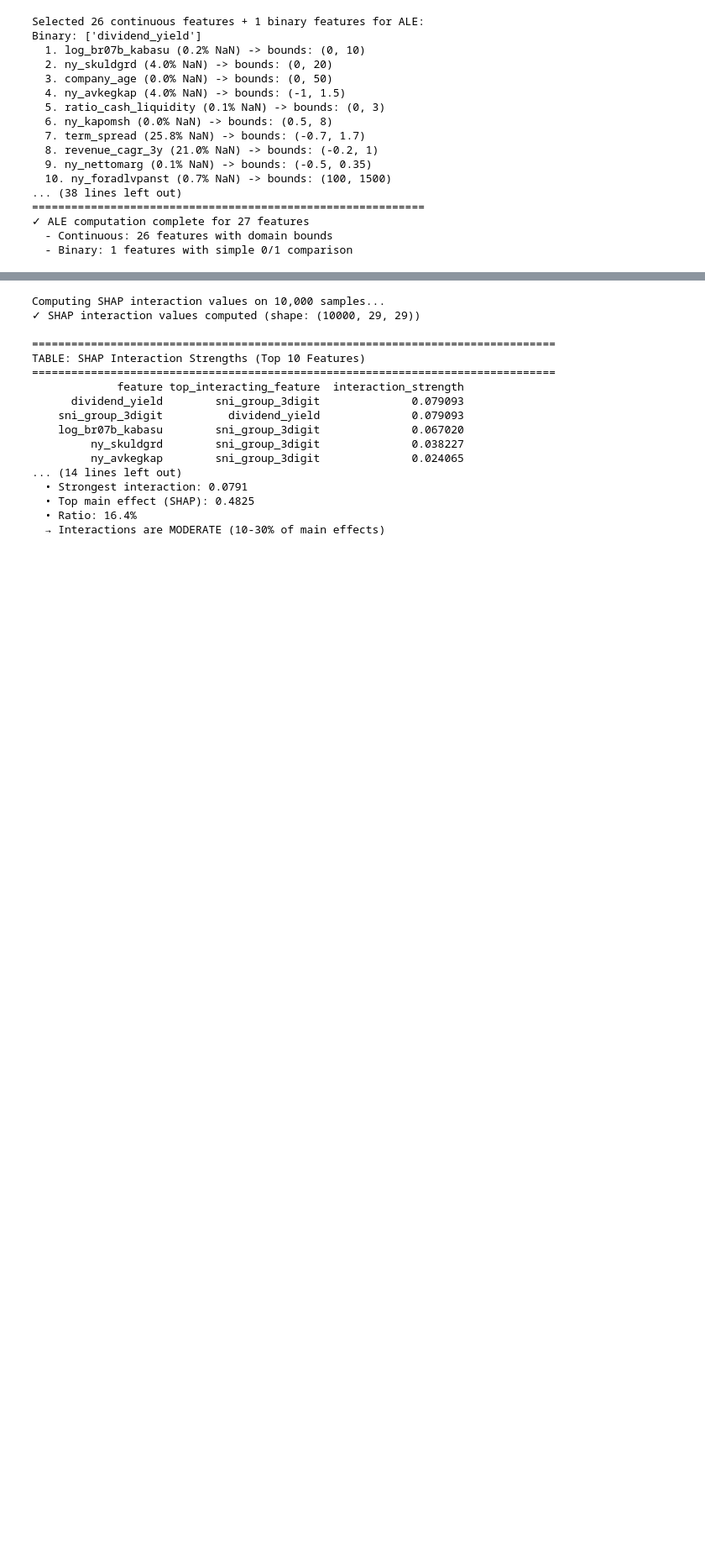
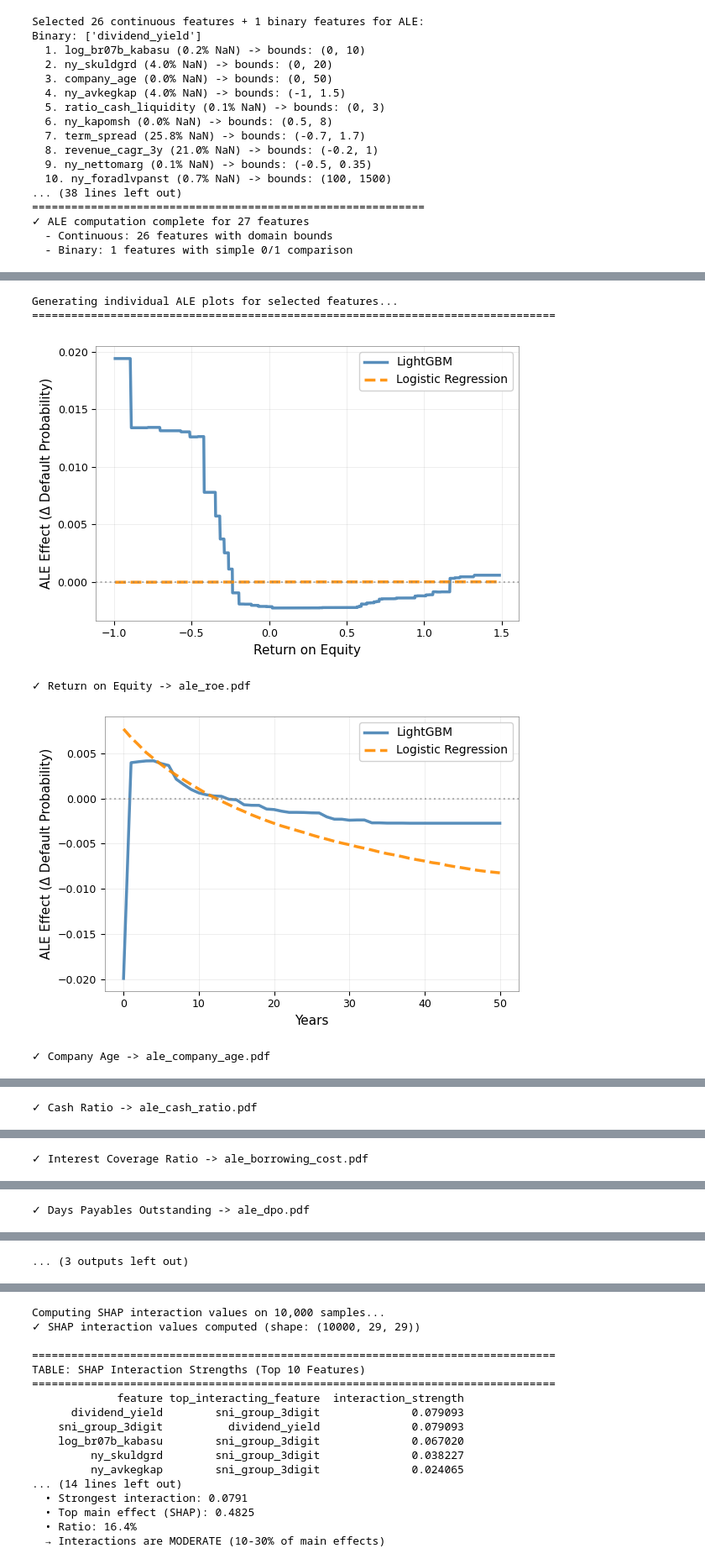
Before and after one commit to vilhelm-k/credit-risk-xai-thesis, a Jupyter notebook: notebooks/05a_xai_global.ipynb, the cells around one changed output, grey strips where cells are left out. Shown at 84% size. Cells and saved outputs as stored; diff of their text form; code cells hidden in the pictures; blank space fills up the shorter version.

```diff
--- a/notebooks/05a_xai_global.ipynb
+++ b/notebooks/05a_xai_global.ipynb
@@ -1357,16 +1360,18 @@ SELECTED_ALE_FEATURES = {
     'ny_rs': 'ale_borrowing_cost.pdf',       # Interest Rate on Debt (borrowing cost)
     'dpo_days': 'ale_dpo.pdf',               # Days Payables Outstanding
     'ny_solid_yoy_diff': 'ale_equity_ratio_yoy.pdf',  # Equity Ratio YoY Change
+    'ny_nettomarg': 'ale_net_profit_margin.pdf'
 }
 
 # X-axis labels for each feature (units)
 FEATURE_X_LABELS = {
-    'ny_avkegkap': 'Return on Equity (%)',
+    'ny_avkegkap': 'Return on Equity',
     'company_age': 'Years',
     'ratio_cash_liquidity': 'Cash Ratio',
     'ny_rs': 'Interest Rate on Debt (%)',
     'dpo_days': 'Days',
     'ny_solid_yoy_diff': 'Equity Ratio Change (pp)',
+    'ny_nettomarg': 'Net Profit Margin'
 }
 
 print("Generating individual ALE plots for selected features...")
@@ -1414,30 +1419,37 @@ for feature, filename in SELECTED_ALE_FEATURES.items():
         if has_lgbm:
             all_x.extend(data['lgbm']['grid'])
         if has_logit:
             all_x.extend(data['logit']['grid'])
         if len(all_x) > 0:
             all_x = np.array(all_x)
             x_padding = (all_x.max() - all_x.min()) * 0.05
             ax.set_xlim(all_x.min() - x_padding, all_x.max() + x_padding)
 
     # Formatting
     ax.set_xlabel(x_label, fontsize=11)
     ax.set_ylabel('ALE Effect (Δ Default Probability)', fontsize=11)
 
     ax.legend(loc='best', fontsize=10, framealpha=0.9)
     ax.grid(alpha=0.3, linestyle='-', linewidth=0.5)
     ax.tick_params(labelsize=9)
 
     # Spine styling
     for spine in ax.spines.values():
         spine.set_linewidth(0.5)
         spine.set_color('gray')
 
     plt.tight_layout()
     fig.savefig(FIGURES_DIR / filename, format='pdf', bbox_inches='tight', pad_inches=0.02)
     plt.show()
 
     print(f"✓ {display_name} -> {filename}")
 
 print("=" * 80)
 print(f"Individual ALE plots saved to: {FIGURES_DIR}")
+# %% [output]
+Generating individual ALE plots for selected features...
+================================================================================
+[figure, added]
+✓ Return on Equity -> ale_roe.pdf
+[figure, added]
+✓ Company Age -> ale_company_age.pdf
@@ -1443,0 +1457 @@ print(f"Individual ALE plots saved to: {FIGURES_DIR}")
+✓ Cash Ratio -> ale_cash_ratio.pdf
@@ -1443,0 +1459 @@ print(f"Individual ALE plots saved to: {FIGURES_DIR}")
+✓ Interest Coverage Ratio -> ale_borrowing_cost.pdf
@@ -1443,0 +1461 @@ print(f"Individual ALE plots saved to: {FIGURES_DIR}")
+✓ Days Payables Outstanding -> ale_dpo.pdf
@@ -1444,3 +1463,4 @@ print(f"Individual ALE plots saved to: {FIGURES_DIR}")
+... (3 outputs left out)
 # %%
 ## 2.3 SHAP Summary Visualizations
 
```
Also changed, not shown: parts of 3 cells of this notebook, 22 other files.
